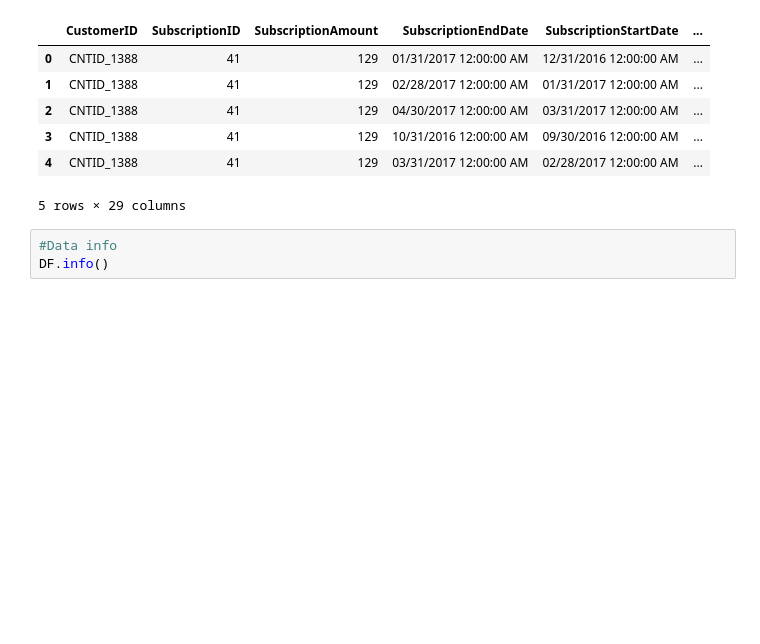
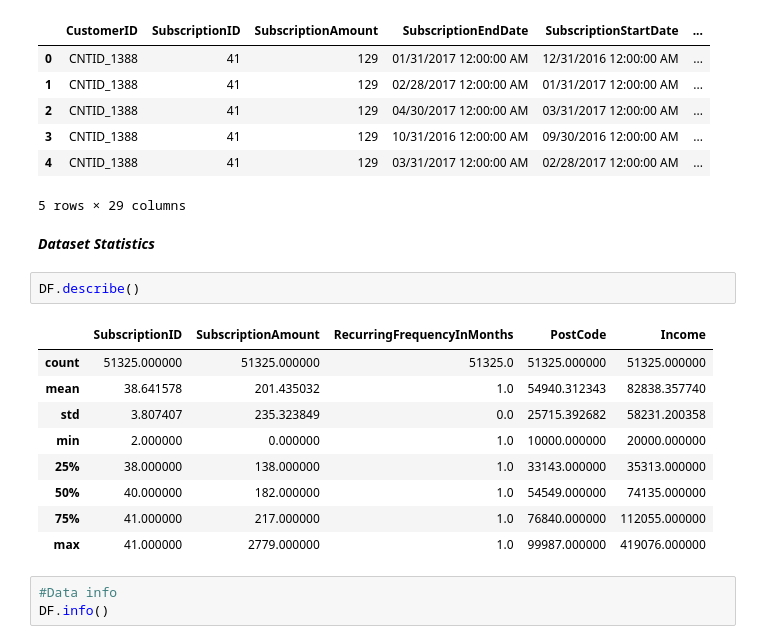
Before and after one commit to jplauris91/Experimentos-Python, a Jupyter notebook: TrackUnitBC.ipynb, the cells around one changed output. Cells and saved outputs as stored; diff of their text form; blank space fills up the shorter version.

```diff
--- a/TrackUnitBC.ipynb
+++ b/TrackUnitBC.ipynb
@@ -53,6 +137,20 @@ DF.head(5)
 | 3 | CNTID_1388 | 41 | 129 | 10/31/2016 12:00:00 AM | 09/30/2016 12:00:00 AM | ... |
 | 4 | CNTID_1388 | 41 | 129 | 03/31/2017 12:00:00 AM | 02/28/2017 12:00:00 AM | ... |
 5 rows × 29 columns
+# %% [markdown]
+**_Dataset Statistics_**
+# %%
+DF.describe()
+# %% [output]
+|  | SubscriptionID | SubscriptionAmount | RecurringFrequencyInMonths | PostCode | Income |
+| count | 51325.000000 | 51325.000000 | 51325.0 | 51325.000000 | 51325.000000 |
+| mean | 38.641578 | 201.435032 | 1.0 | 54940.312343 | 82838.357740 |
+| std | 3.807407 | 235.323849 | 0.0 | 25715.392682 | 58231.200358 |
+| min | 2.000000 | 0.000000 | 1.0 | 10000.000000 | 20000.000000 |
+| 25% | 38.000000 | 138.000000 | 1.0 | 33143.000000 | 35313.000000 |
+| 50% | 40.000000 | 182.000000 | 1.0 | 54549.000000 | 74135.000000 |
+| 75% | 41.000000 | 217.000000 | 1.0 | 76840.000000 | 112055.000000 |
+| max | 41.000000 | 2779.000000 | 1.0 | 99987.000000 | 419076.000000 |
 # %%
 #Data info
 DF.info()
```
Also changed, not shown: parts of 65 cells of this notebook.
